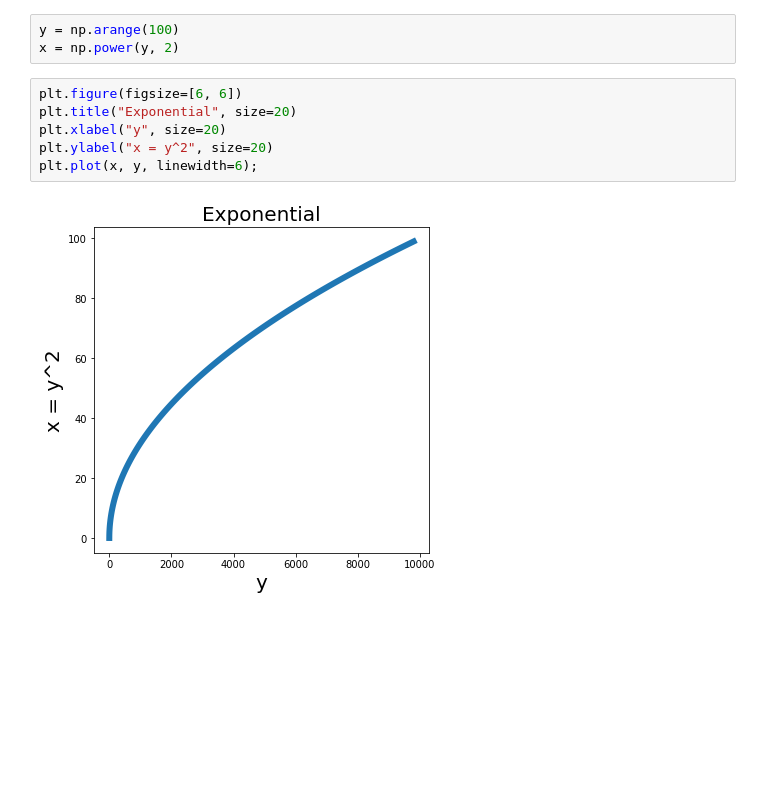
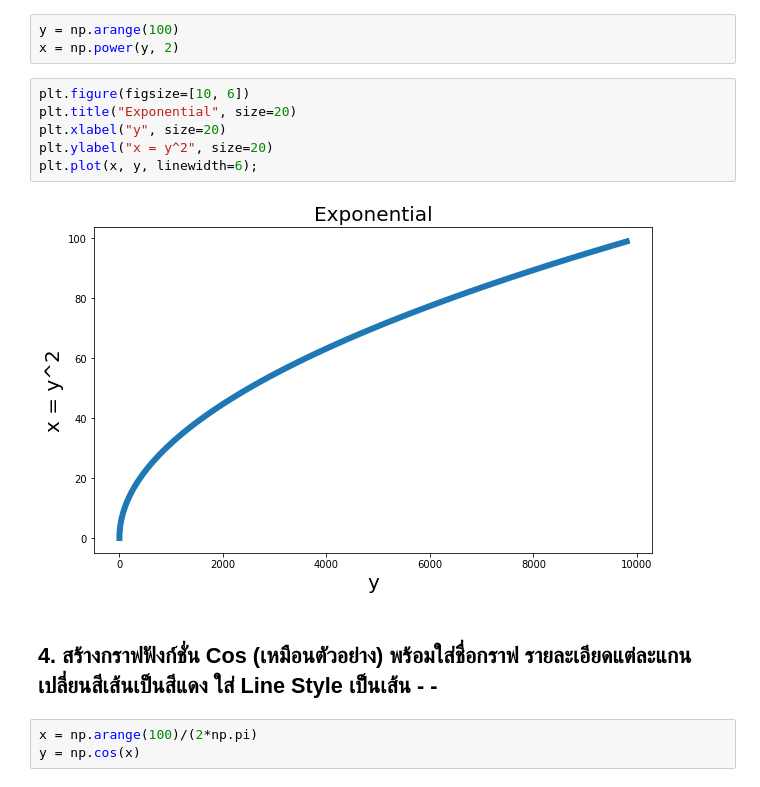
Before and after one commit to 0xKoios/DataCamp-2-for-Data-Scientist, a Jupyter notebook: 5. Matplotlib/Matplotlib.ipynb, the cells around one changed output. Cells and saved outputs as stored; diff of their text form; blank space fills up the shorter version.

```diff
--- a/5. Matplotlib/Matplotlib.ipynb
+++ b/5. Matplotlib/Matplotlib.ipynb
@@ -34,10 +34,15 @@ plt.plot(x, y, color="pink", linewidth=6);
 y = np.arange(100)
 x = np.power(y, 2)
 # %%
-plt.figure(figsize=[6, 6])
+plt.figure(figsize=[10, 6])
 plt.title("Exponential", size=20)
 plt.xlabel("y", size=20)
 plt.ylabel("x = y^2", size=20)
 plt.plot(x, y, linewidth=6);
 # %% [output]
-[figure, old version]
+[figure, new version]
+# %% [markdown]
+## 4. สร้างกราฟฟังก์ชั่น Cos (เหมือนตัวอย่าง) พร้อมใส่ชื่อกราฟ รายละเอียดแต่ละแกน เปลี่ยนสีเส้นเป็นสีแดง ใส่ Line Style เป็นเส้น - -
+# %%
+x = np.arange(100)/(2*np.pi)
+y = np.cos(x)
```
Also changed, not shown: parts of 12 cells of this notebook.
